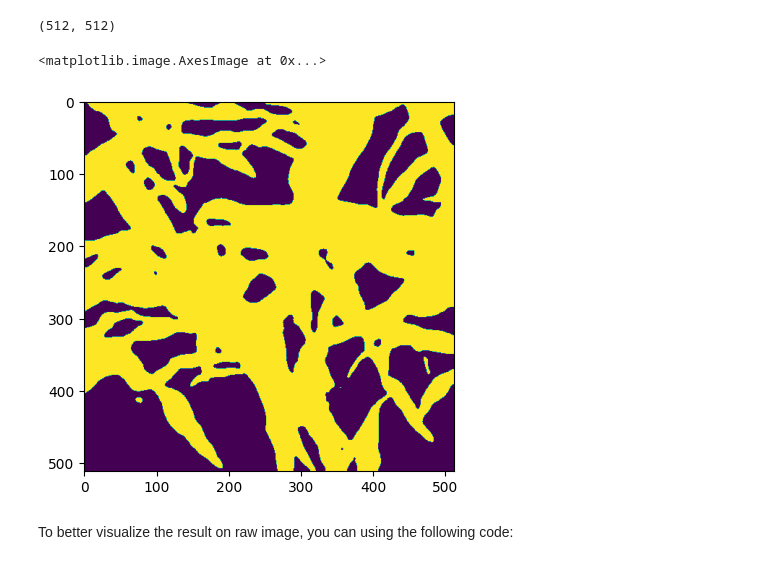
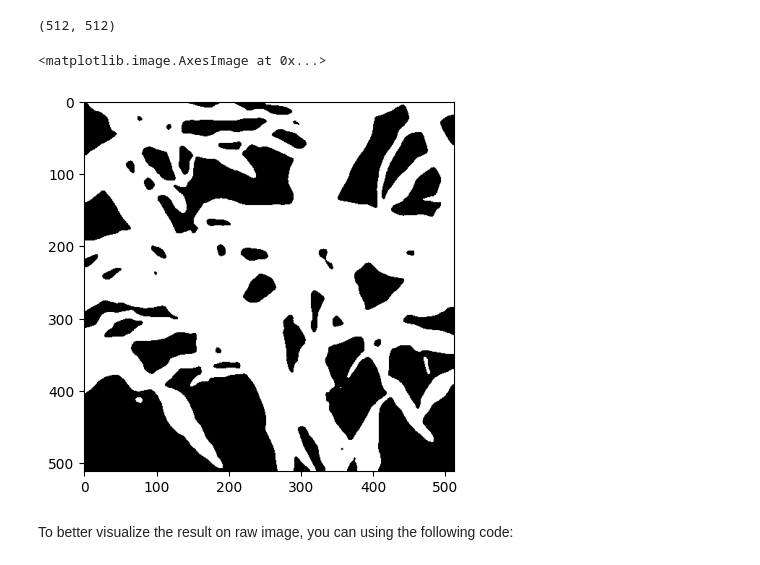
Before and after one commit to oceam/agri-image, a Jupyter notebook: codes/VegAnn_tuturial.ipynb, the cells around one changed output. Saved outputs shown, nothing was run; the diff lists cells and outputs as text; code cells hidden in the pictures.

```diff
--- a/codes/VegAnn_tuturial.ipynb
+++ b/codes/VegAnn_tuturial.ipynb
@@ -228,10 +237,10 @@ pred[0,0,:,:].shape
 # %% [output]
 (512, 512)
 # %%
-plt.imshow(pred[0,0,:,:])
+plt.imshow(pred[0,0,:,:], cmap='gray')
 # %% [output]
 <matplotlib.image.AxesImage at 0x...>
-[figure, old version]
+[figure, new version]
 # %% [markdown]
 To better visualize the result on raw image, you can using the following code:
 # %%
```
Also changed, not shown: parts of 20 cells of this notebook.
